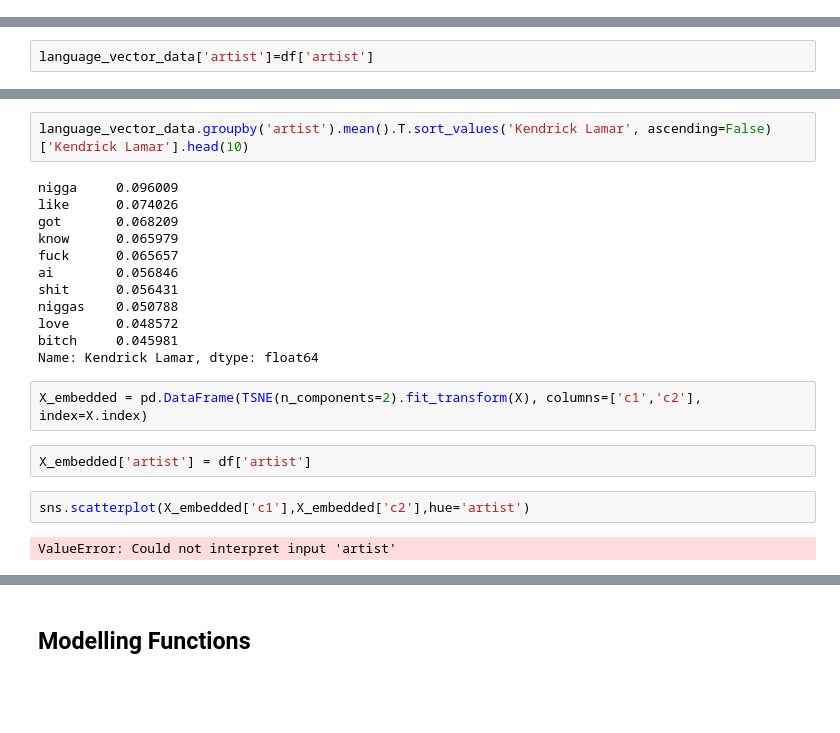
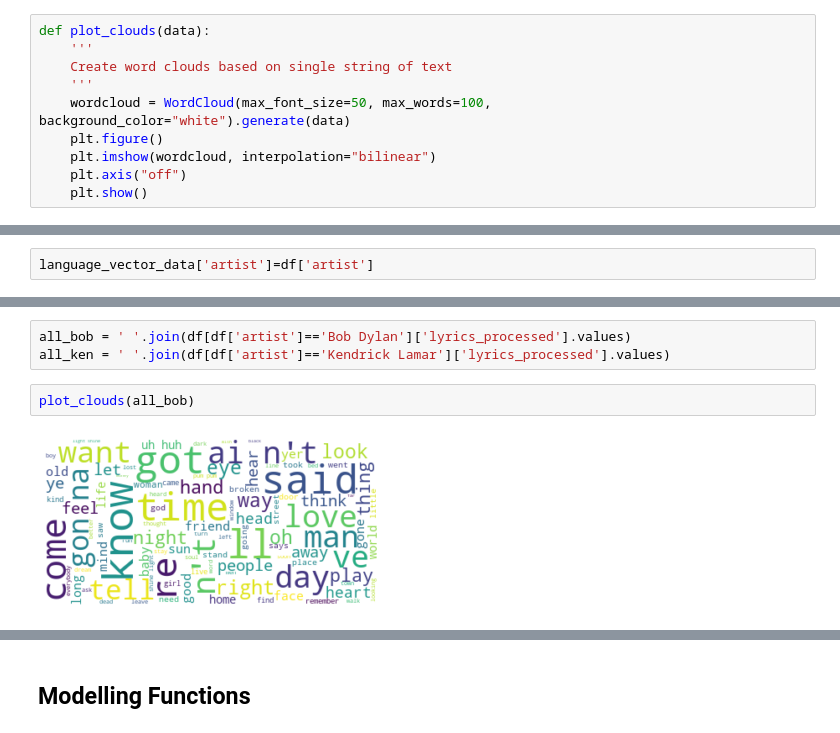
Before and after one commit to xaaronx/bob-or-kendrick, a Jupyter notebook: modelling.ipynb, the cells around one changed output, grey strips where cells are left out. Saved outputs shown, nothing was run; the diff lists cells and outputs as text; blank space fills up the shorter version.

```diff
--- a/modelling.ipynb
+++ b/modelling.ipynb
@@ -134,3 +137,13 @@ def vectorise(ngram_range, max_feats, input_data):
     vect = TfidfVectorizer(ngram_range, max_features=max_feats)
 
     return vect.fit(input_data), pd.DataFrame(vect.fit_transform(input_data).todense(), columns=vect.get_feature_names(), index=input_data.index)
+# %%
+def plot_clouds(data):
+    '''
+    Create word clouds based on single string of text
+    '''
+    wordcloud = WordCloud(max_font_size=50, max_words=100, background_color="white").generate(data)
+    plt.figure()
+    plt.imshow(wordcloud, interpolation="bilinear")
+    plt.axis("off")
+    plt.show()
@@ -158,22 +175,7 @@ Name: Bob Dylan, dtype: float64
-# %%
-language_vector_data.groupby('artist').mean().T.sort_values('Kendrick Lamar', ascending=False)['Kendrick Lamar'].head(10)
-# %% [output]
-nigga     0.096009
-like      0.074026
-got       0.068209
-know      0.065979
-fuck      0.065657
-ai        0.056846
-shit      0.056431
-niggas    0.050788
-love      0.048572
-bitch     0.045981
-Name: Kendrick Lamar, dtype: float64
-# %%
-X_embedded = pd.DataFrame(TSNE(n_components=2).fit_transform(X), columns=['c1','c2'], index=X.index)
-# %%
-X_embedded['artist'] = df['artist']
-# %%
-sns.scatterplot(X_embedded['c1'],X_embedded['c2'],hue='artist')
-# %% [output]
-ValueError: Could not interpret input 'artist'
+# %%
+all_bob = ' '.join(df[df['artist']=='Bob Dylan']['lyrics_processed'].values)
+all_ken = ' '.join(df[df['artist']=='Kendrick Lamar']['lyrics_processed'].values)
+# %%
+plot_clouds(all_bob)
+# %% [output]
+[figure, added]
```
Also changed, not shown: parts of 34 cells of this notebook.
